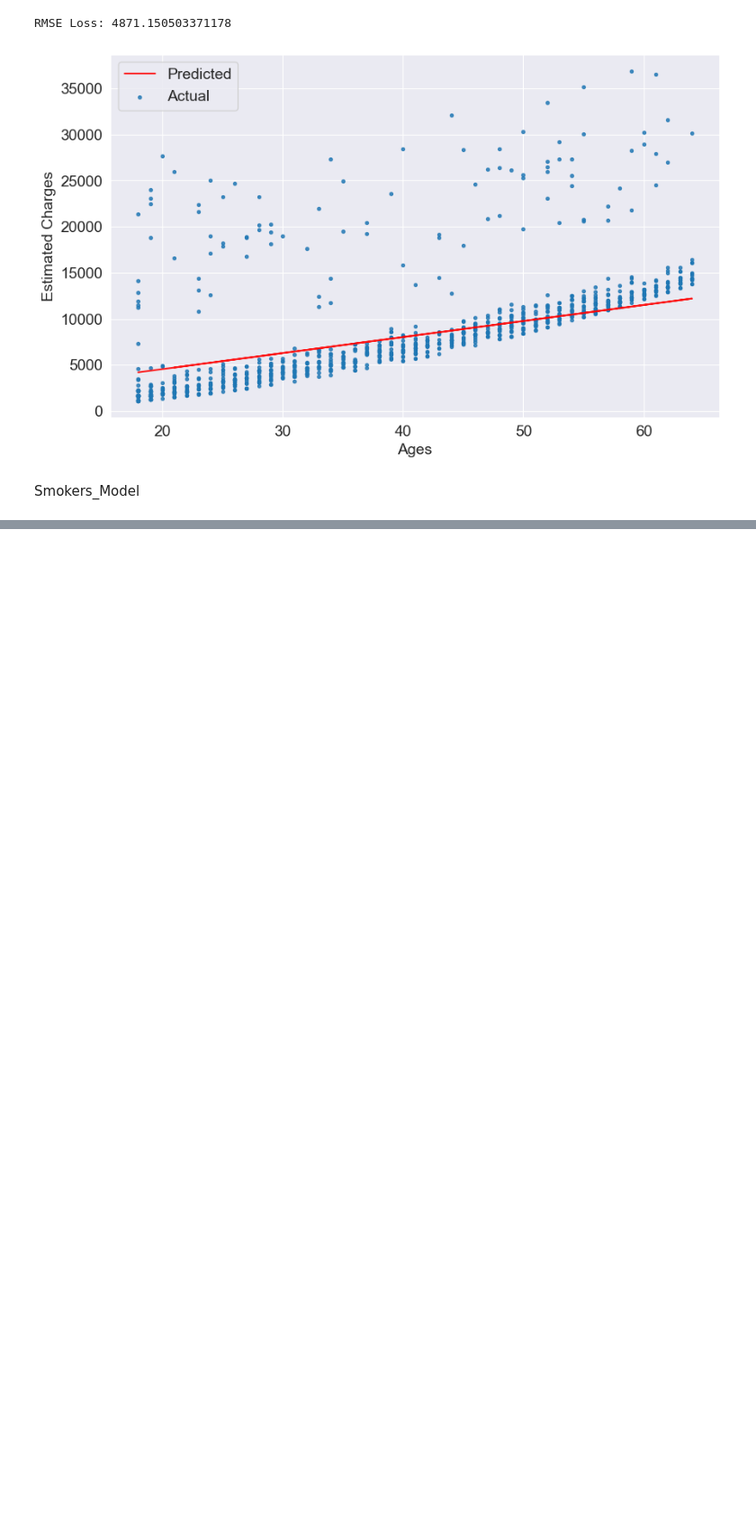
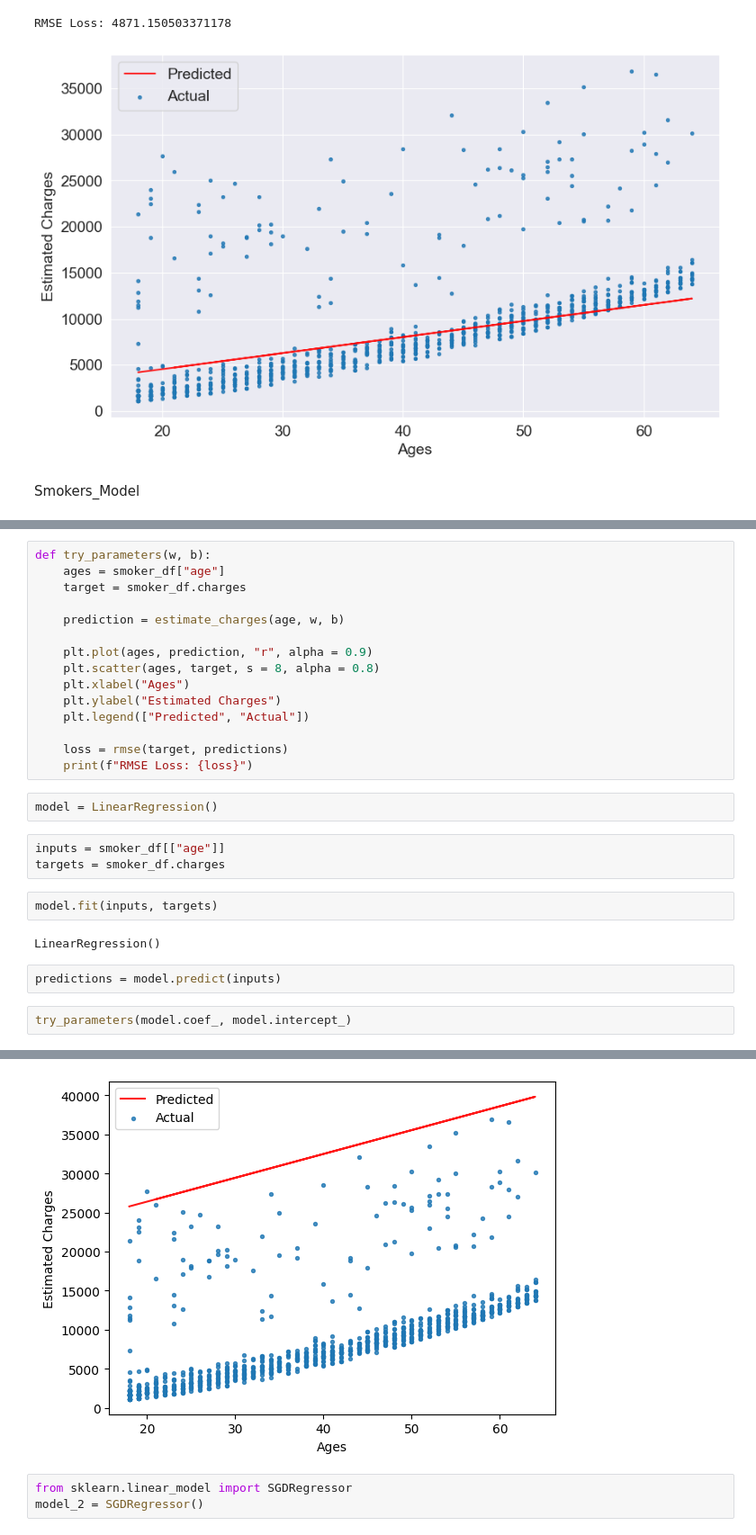
Before and after one commit to John-Fadipe/Machine_Learning_with_Python_and_Scikit_Learn, a Jupyter notebook: Linear Regression with Scikit Learn - Machine Learning with Python.ipynb, the cells around one changed output, grey strips where cells are left out. Shown at 90% size. Saved outputs shown, nothing was run; the diff lists cells and outputs as text; blank space fills up the shorter version.

```diff
--- a/Linear Regression with Scikit Learn - Machine Learning with Python.ipynb
+++ b/Linear Regression with Scikit Learn - Machine Learning with Python.ipynb
@@ -566,0 +591,29 @@ Smokers_Model
+# %%
+def try_parameters(w, b):
+    ages = smoker_df["age"]
+    target = smoker_df.charges
+
+    prediction = estimate_charges(age, w, b)
+
+    plt.plot(ages, prediction, "r", alpha = 0.9)
+    plt.scatter(ages, target, s = 8, alpha = 0.8)
+    plt.xlabel("Ages")
+    plt.ylabel("Estimated Charges")
+    plt.legend(["Predicted", "Actual"])
+
+    loss = rmse(target, predictions)
+    print(f"RMSE Loss: {loss}")
+# %%
+model = LinearRegression()
+# %%
+inputs = smoker_df[["age"]]
+targets = smoker_df.charges
+# %%
+model.fit(inputs, targets)
+# %% [output]
+LinearRegression()
+# %%
+predictions = model.predict(inputs)
+# %%
+try_parameters(model.coef_, model.intercept_)
+# %% [output]
@@ -566,0 +621,4 @@ Smokers_Model
+[figure, added]
+# %%
+from sklearn.linear_model import SGDRegressor
+model_2 = SGDRegressor()
```
Also changed, not shown: parts of 13 cells of this notebook.
